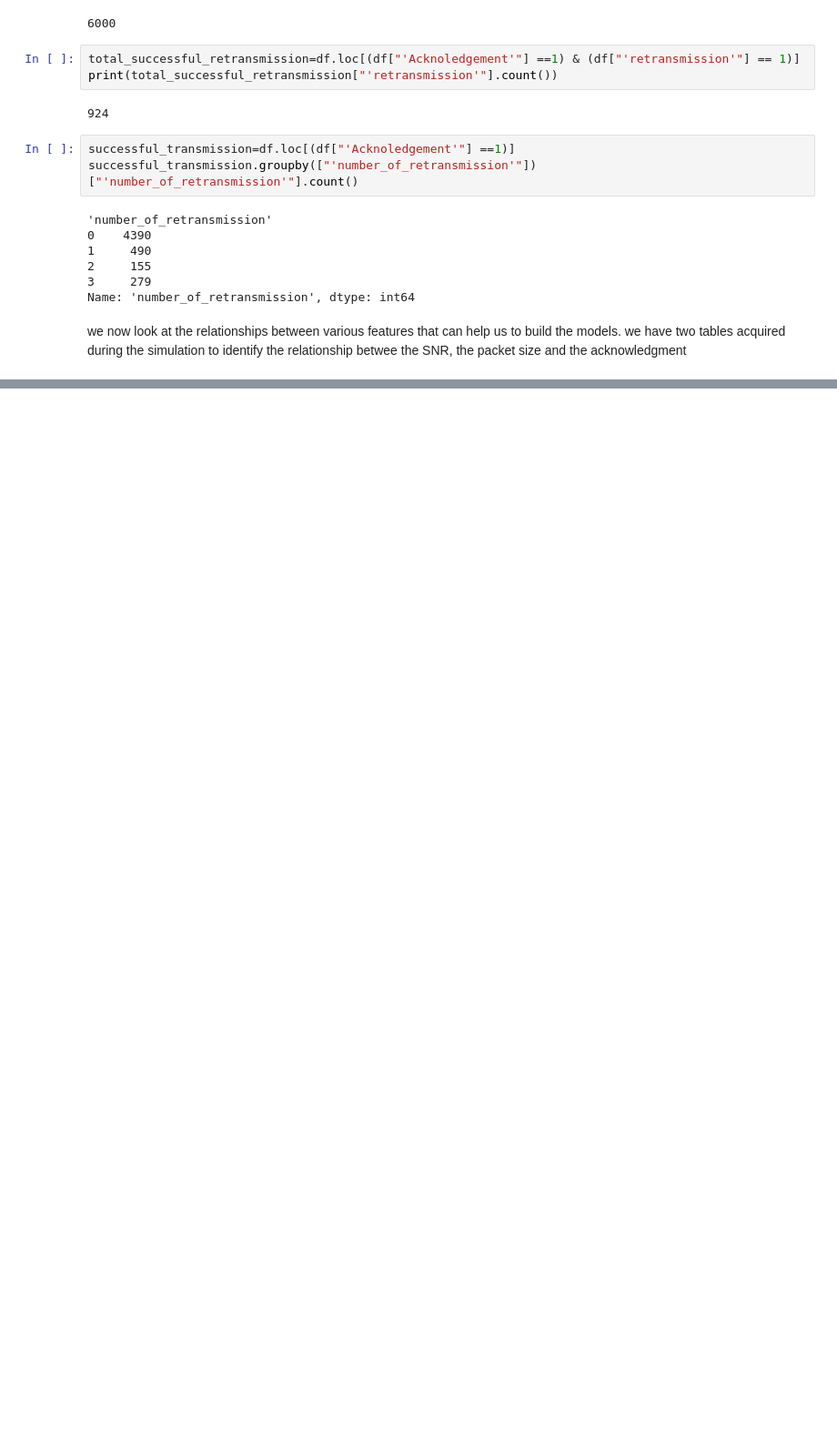
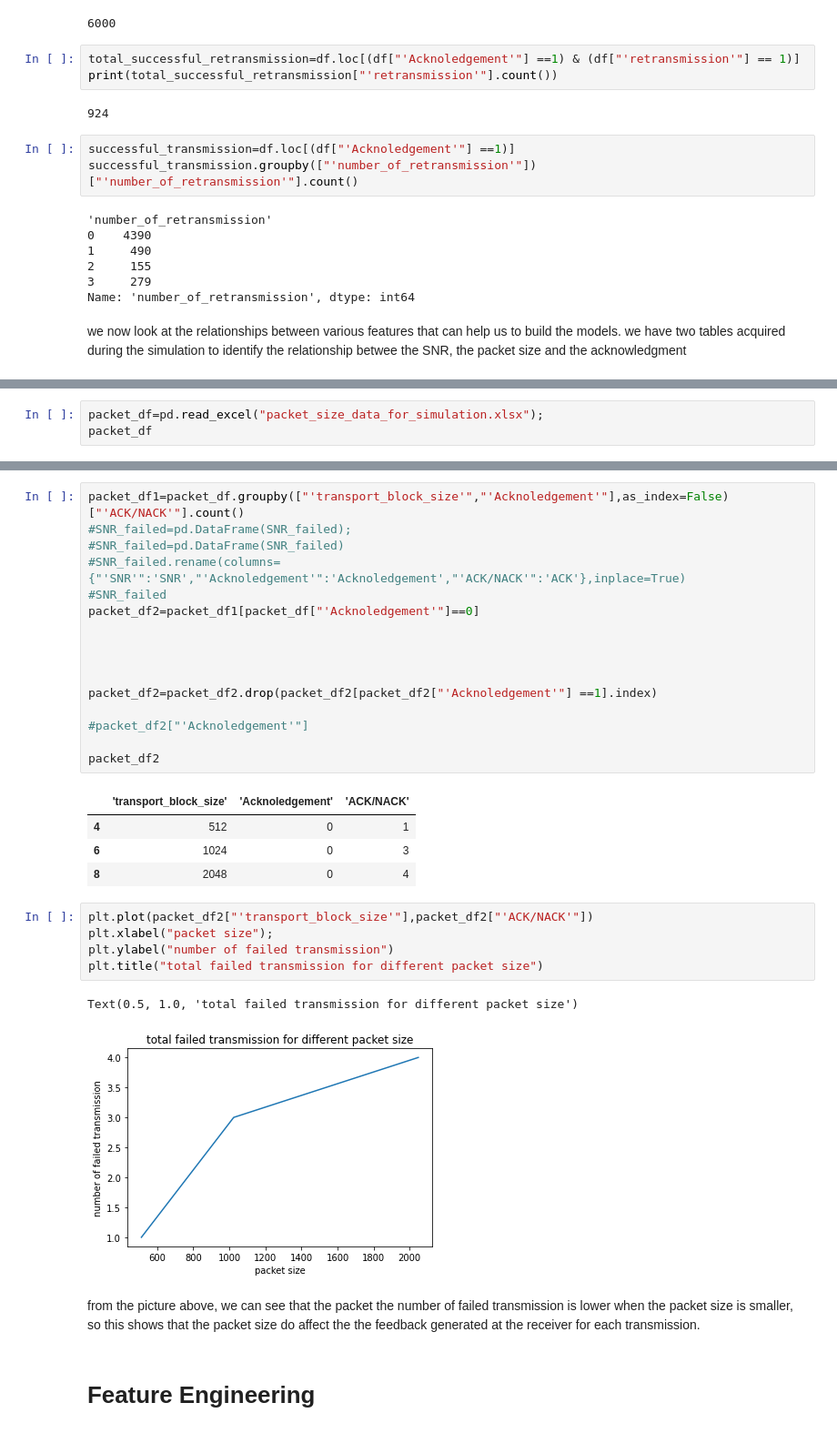
Before and after one commit to mahhembe/Research-project, a Jupyter notebook: Research_model_building.ipynb, the cells around one changed output, grey strips where cells are left out. Shown: that part at 91% size. Drawn from its saved outputs; the diff is of its cells as text; blank space fills up the shorter version.

```diff
--- a/Research_model_building.ipynb
+++ b/Research_model_building.ipynb
@@ -184,0 +220,3 @@ df_SNR
+# %%
+packet_df=pd.read_excel("packet_size_data_for_simulation.xlsx");
+packet_df
@@ -184,0 +239,33 @@ df_SNR
+# %%
+packet_df1=packet_df.groupby(["'transport_block_size'","'Acknoledgement'"],as_index=False)["'ACK/NACK'"].count()
+#SNR_failed=pd.DataFrame(SNR_failed);
+#SNR_failed=pd.DataFrame(SNR_failed)
+#SNR_failed.rename(columns={"'SNR'":'SNR',"'Acknoledgement'":'Acknoledgement',"'ACK/NACK'":'ACK'},inplace=True)
+#SNR_failed
+packet_df2=packet_df1[packet_df["'Acknoledgement'"]==0]
+
+
+
+
+packet_df2=packet_df2.drop(packet_df2[packet_df2["'Acknoledgement'"] ==1].index)
+
+#packet_df2["'Acknoledgement'"]
+
+packet_df2
+# %% [output]
+|  | 'transport_block_size' | 'Acknoledgement' | 'ACK/NACK' |
+| 4 | 512 | 0 | 1 |
+| 6 | 1024 | 0 | 3 |
+| 8 | 2048 | 0 | 4 |
+# %%
+plt.plot(packet_df2["'transport_block_size'"],packet_df2["'ACK/NACK'"])
+plt.xlabel("packet size");
+plt.ylabel("number of failed transmission")
+plt.title("total failed transmission for different packet size")
+# %% [output]
+Text(0.5, 1.0, 'total failed transmission for different packet size')
+[figure, added]
+# %% [markdown]
+from the picture above, we can see that the packet the number of failed transmission is lower when the packet size is smaller, so this shows that the packet size do affect the the feedback generated at the receiver for each transmission.
+# %% [markdown]
+# Feature Engineering
```
Also changed, not shown: parts of 44 cells of this notebook.
